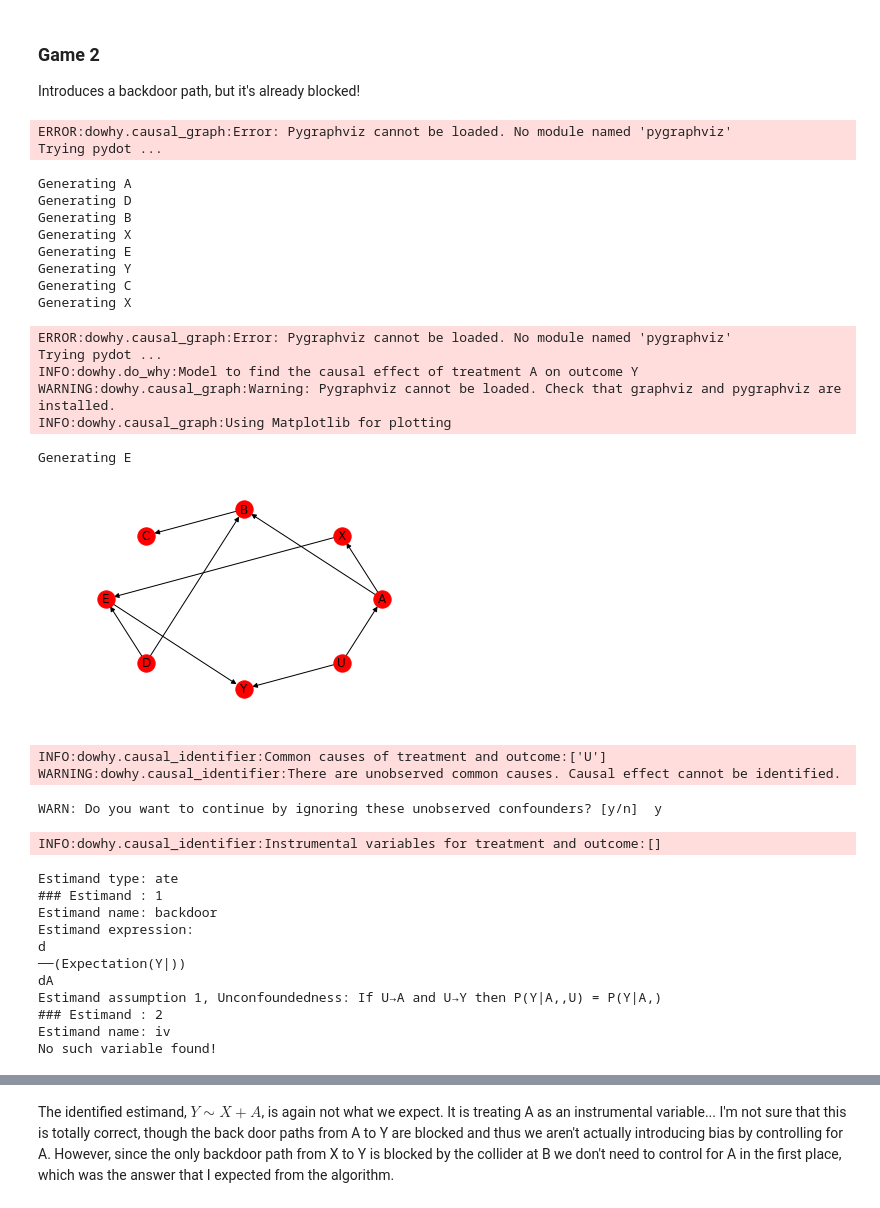
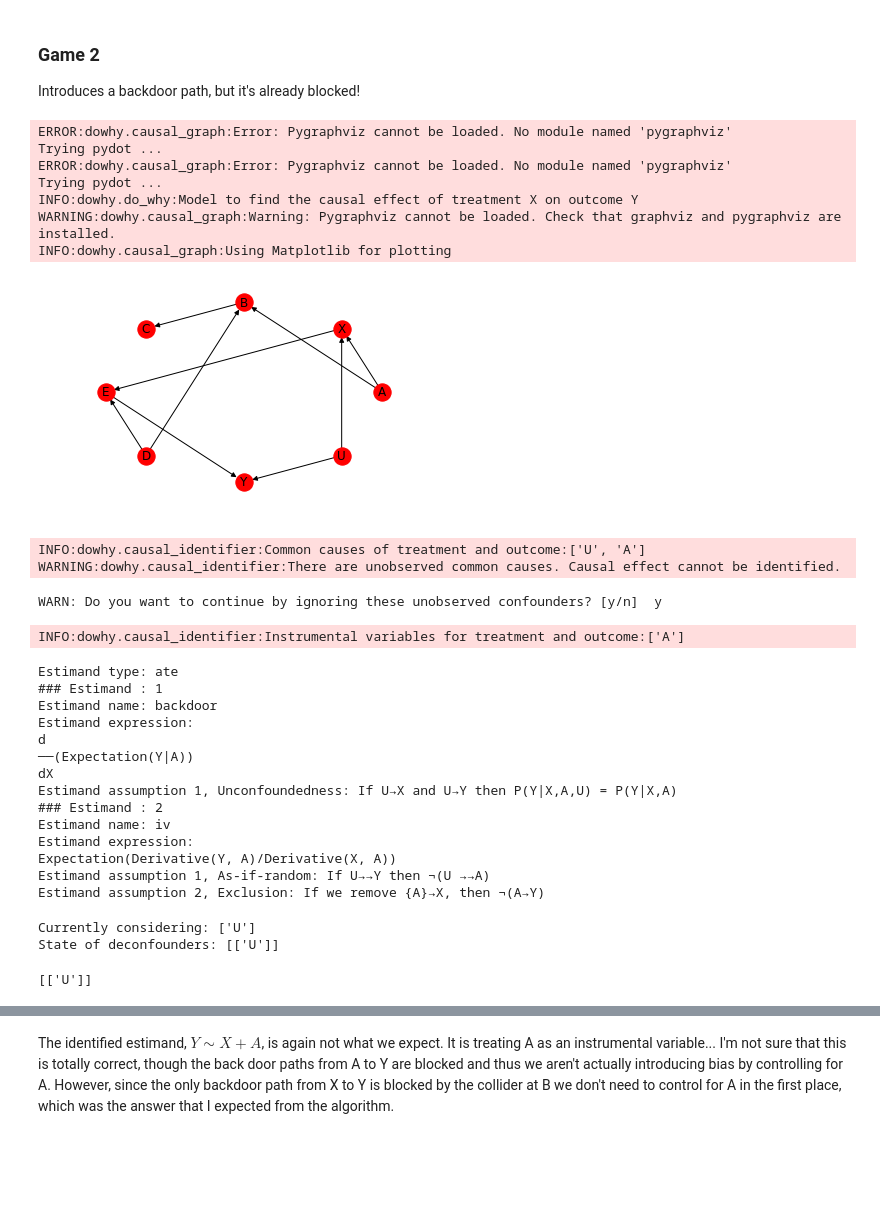
Before and after one commit to mrklees/dowhy, a Jupyter notebook: Exploring the Backdoor Algorithm.ipynb, the cells around one changed output, grey strips where cells are left out. Drawn from its saved outputs; the diff is of its cells as text; code cells hidden in the pictures; blank space fills up the shorter version.

```diff
--- a/Exploring the Backdoor Algorithm.ipynb
+++ b/Exploring the Backdoor Algorithm.ipynb
@@ -430,53 +480,53 @@ Introduces a backdoor path, but it's already blocked!
 # %%
 graph_dot = "digraph {A -> X;A -> B;B -> C;X -> E;D -> B;D -> E;E -> Y}"
 observed_node_names = ['X', 'A', 'Y', 'B', 'C', 'D', 'E']
 
-data = binary_graph_data(observed_node_names=observed_node_names, graph=graph_dot, treatment_name='A', n_obs=5000)
+data = binary_graph_data(observed_node_names=observed_node_names, graph=graph_dot, treatment_name='X', n_obs=5000)
 
 game_two = CausalModel(
                 data=data['df'],
                 treatment=data['treatment_name'],
                 outcome=data['outcome_name'],
                 graph=data['graph'])
 
 game_two.view_model()
 # %% [output]
 ERROR:dowhy.causal_graph:Error: Pygraphviz cannot be loaded. No module named 'pygraphviz'
 Trying pydot ...
+ERROR:dowhy.causal_graph:Error: Pygraphviz cannot be loaded. No module named 'pygraphviz'
+Trying pydot ...
+INFO:dowhy.do_why:Model to find the causal effect of treatment X on outcome Y
+WARNING:dowhy.causal_graph:Warning: Pygraphviz cannot be loaded. Check that graphviz and pygraphviz are installed.
+INFO:dowhy.causal_graph:Using Matplotlib for plotting
-Generating A
-Generating D
-Generating B
-Generating X
-Generating E
-Generating Y
-Generating C
-Generating X
-ERROR:dowhy.causal_graph:Error: Pygraphviz cannot be loaded. No module named 'pygraphviz'
-Trying pydot ...
-INFO:dowhy.do_why:Model to find the causal effect of treatment A on outcome Y
-WARNING:dowhy.causal_graph:Warning: Pygraphviz cannot be loaded. Check that graphviz and pygraphviz are installed.
-INFO:dowhy.causal_graph:Using Matplotlib for plotting
-Generating E
-[figure, old version]
+[figure, new version]
 # %%
 identified_estimand = game_two.identify_effect()
 print(identified_estimand)
 # %% [output]
-INFO:dowhy.causal_identifier:Common causes of treatment and outcome:['U']
+INFO:dowhy.causal_identifier:Common causes of treatment and outcome:['U', 'A']
 WARNING:dowhy.causal_identifier:There are unobserved common causes. Causal effect cannot be identified.
 WARN: Do you want to continue by ignoring these unobserved confounders? [y/n]  y
-INFO:dowhy.causal_identifier:Instrumental variables for treatment and outcome:[]
+INFO:dowhy.causal_identifier:Instrumental variables for treatment and outcome:['A']
 Estimand type: ate
 ### Estimand : 1
 Estimand name: backdoor
 Estimand expression:
 d
-──(Expectation(Y|))
-dA
-Estimand assumption 1, Unconfoundedness: If U→A and U→Y then P(Y|A,,U) = P(Y|A,)
+──(Expectation(Y|A))
+dX
+Estimand assumption 1, Unconfoundedness: If U→X and U→Y then P(Y|X,A,U) = P(Y|X,A)
 ### Estimand : 2
 Estimand name: iv
-No such variable found!
+Estimand expression:
+Expectation(Derivative(Y, A)/Derivative(X, A))
+Estimand assumption 1, As-if-random: If U→→Y then ¬(U →→A)
+Estimand assumption 2, Exclusion: If we remove {A}→X, then ¬(A→Y)
+# %%
+identify_deconfounders('X', 'Y', game_two._graph)
+# %% [output]
+Currently considering: ['U']
+State of deconfounders: [['U']]
+[['U']]
 # %%
 lr_estimate = game_two.estimate_effect(identified_estimand,
         method_name="backdoor.linear_regression")
```
Also changed, not shown: parts of 22 cells of this notebook, 1 other file.
